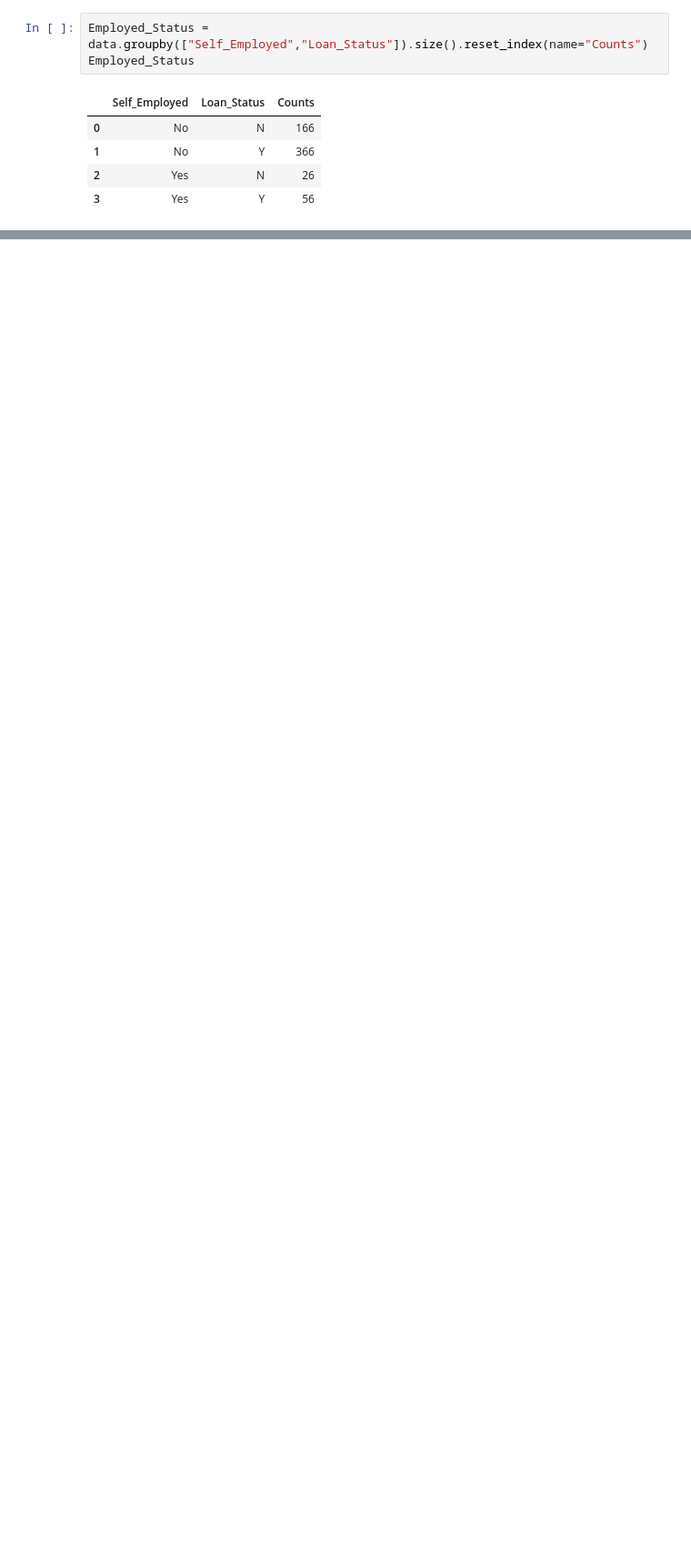
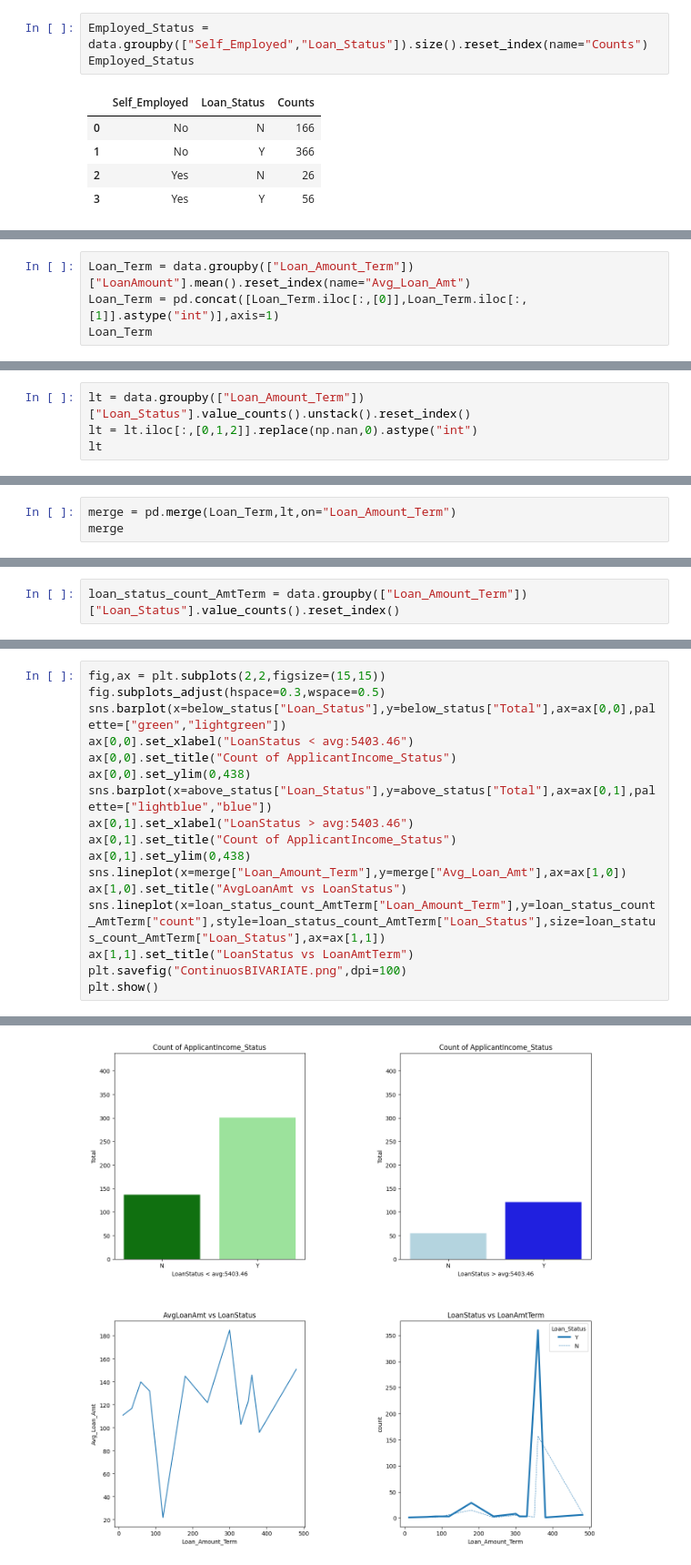
Before and after one commit to LIPU-DEMON/LoanApproval, a Jupyter notebook: LoanPrediction_Model/src/EDA.ipynb, the cells around one changed output, grey strips where cells are left out. Shown: that part at 91% size. Saved outputs shown, nothing was run; the diff lists cells and outputs as text; blank space fills up the shorter version.

```diff
--- a/LoanPrediction_Model/src/EDA.ipynb
+++ b/LoanPrediction_Model/src/EDA.ipynb
@@ -99,0 +136,4 @@ Employed_Status
+# %%
+Loan_Term = data.groupby(["Loan_Amount_Term"])["LoanAmount"].mean().reset_index(name="Avg_Loan_Amt")
+Loan_Term = pd.concat([Loan_Term.iloc[:,[0]],Loan_Term.iloc[:,[1]].astype("int")],axis=1)
+Loan_Term
@@ -99,0 +156,4 @@ Employed_Status
+# %%
+lt = data.groupby(["Loan_Amount_Term"])["Loan_Status"].value_counts().unstack().reset_index()
+lt = lt.iloc[:,[0,1,2]].replace(np.nan,0).astype("int")
+lt
@@ -99,0 +176,3 @@ Employed_Status
+# %%
+merge = pd.merge(Loan_Term,lt,on="Loan_Amount_Term")
+merge
@@ -99,0 +195,2 @@ Employed_Status
+# %%
+loan_status_count_AmtTerm = data.groupby(["Loan_Amount_Term"])["Loan_Status"].value_counts().reset_index()
@@ -99,0 +245,18 @@ Employed_Status
+# %%
+fig,ax = plt.subplots(2,2,figsize=(15,15))
+fig.subplots_adjust(hspace=0.3,wspace=0.5)
+sns.barplot(x=below_status["Loan_Status"],y=below_status["Total"],ax=ax[0,0],palette=["green","lightgreen"])
+ax[0,0].set_xlabel("LoanStatus < avg:5403.46")
+ax[0,0].set_title("Count of ApplicantIncome_Status")
+ax[0,0].set_ylim(0,438)
+sns.barplot(x=above_status["Loan_Status"],y=above_status["Total"],ax=ax[0,1],palette=["lightblue","blue"])
+ax[0,1].set_xlabel("LoanStatus > avg:5403.46")
+ax[0,1].set_title("Count of ApplicantIncome_Status")
+ax[0,1].set_ylim(0,438)
+sns.lineplot(x=merge["Loan_Amount_Term"],y=merge["Avg_Loan_Amt"],ax=ax[1,0])
+ax[1,0].set_title("AvgLoanAmt vs LoanStatus")
+sns.lineplot(x=loan_status_count_AmtTerm["Loan_Amount_Term"],y=loan_status_count_AmtTerm["count"],style=loan_status_count_AmtTerm["Loan_Status"],size=loan_status_count_AmtTerm["Loan_Status"],ax=ax[1,1])
+ax[1,1].set_title("LoanStatus vs LoanAmtTerm")
+plt.savefig("ContinuosBIVARIATE.png",dpi=100)
+plt.show()
+# %% [output]
@@ -99,0 +270 @@ Employed_Status
+[figure, added]
```
Also changed, not shown: parts of 19 cells of this notebook, 12 other files.
